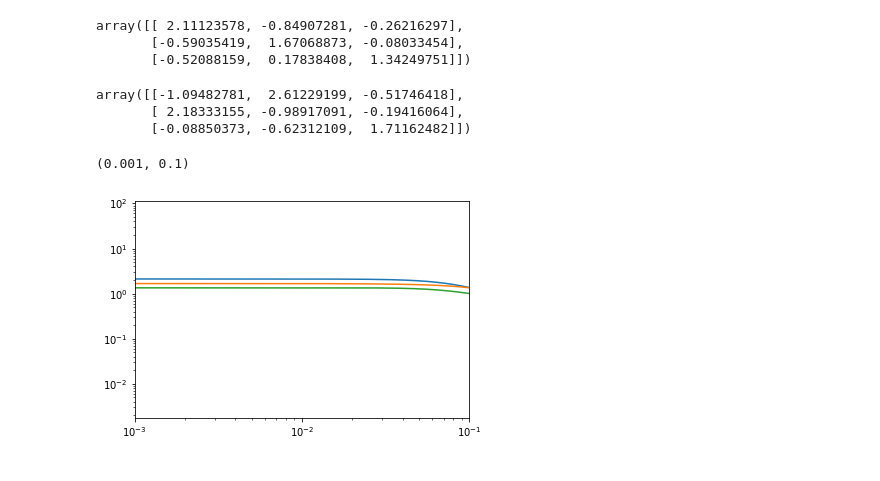
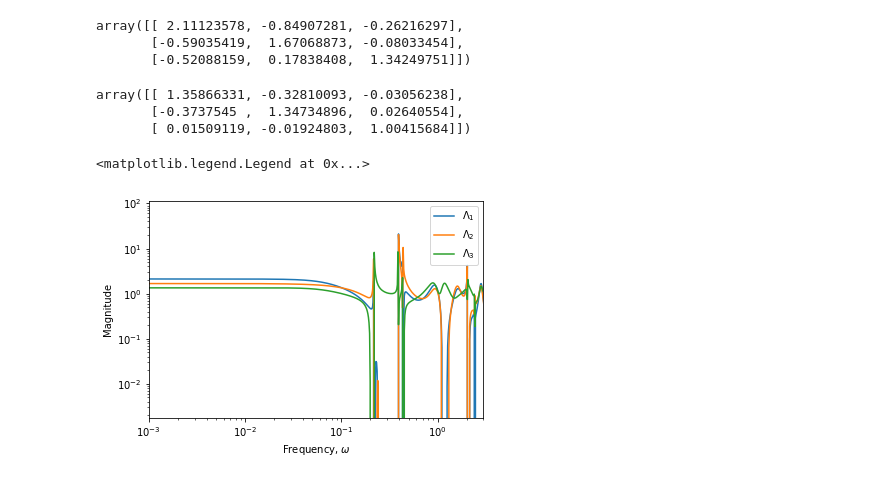
Before and after one commit to WillemASmit/CBT700---Project, a Jupyter notebook: Process Model Description and Information/Frequency_Response_Analysis.ipynb, the cells around one changed output. Cells and saved outputs as stored; diff of their text form; code cells hidden in the pictures.

```diff
--- a/Process Model Description and Information/Frequency_Response_Analysis.ipynb
+++ b/Process Model Description and Information/Frequency_Response_Analysis.ipynb
@@ -155,16 +155,19 @@ array([[ 2.11123578, -0.84907281, -0.26216297],
        [-0.59035419,  1.67068873, -0.08033454],
        [-0.52088159,  0.17838408,  1.34249751]])
 # %%
-utils.RGA(G(omega_c*1j))
+utils.RGA(G(10**(-1)*1j))
 # %% [output]
-array([[-1.09482781,  2.61229199, -0.51746418],
-       [ 2.18333155, -0.98917091, -0.19416064],
-       [-0.08850373, -0.62312109,  1.71162482]])
+array([[ 1.35866331, -0.32810093, -0.03056238],
+       [-0.3737545 ,  1.34734896,  0.02640554],
+       [ 0.01509119, -0.01924803,  1.00415684]])
 # %%
-RGA_numbers = [utils.RGA(G(s)).diagonal() for s in omega*1j]
+RGA_numbers = numpy.array([utils.RGA(G(s)).diagonal() for s in omega*1j])
 # %%
 plt.loglog(omega, RGA_numbers)
-plt.xlim([0.001, 0.1])
+plt.xlim([0.001, 3])
+plt.xlabel("Frequency, $\omega$")
+plt.ylabel("Magnitude")
+plt.legend(["$\Lambda_1$", "$\Lambda_2$", "$\Lambda_3$"])
 # %% [output]
-(0.001, 0.1)
+<matplotlib.legend.Legend at 0x...>
-[figure, old version]
+[figure, new version]
```
Also changed, not shown: 12 other files.
